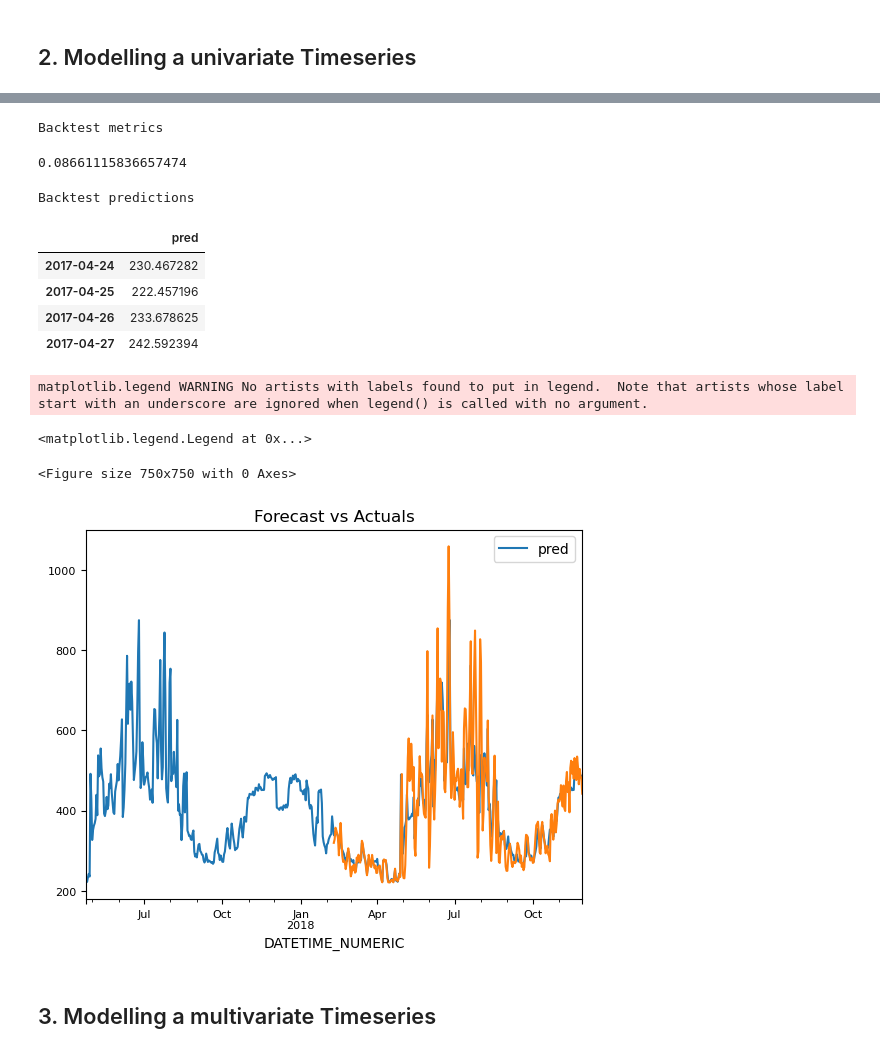
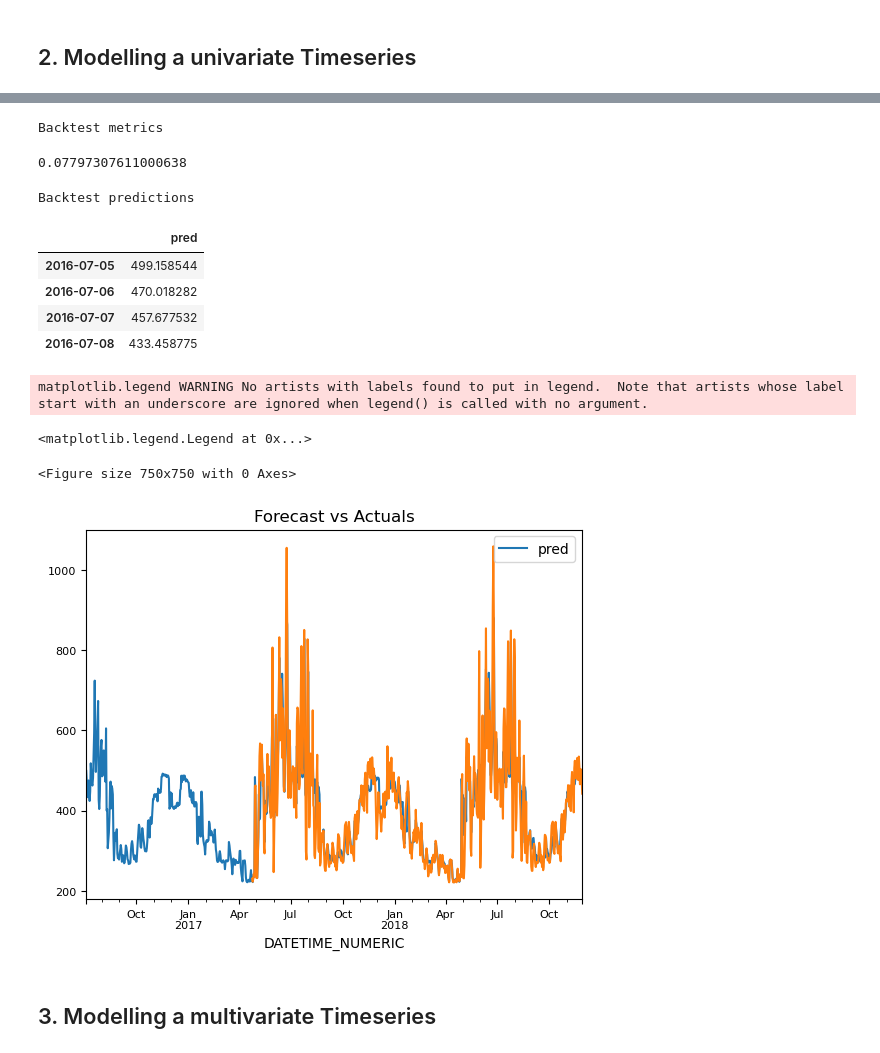
Before and after one commit to i-terzic/predicting-energy-consumption-based-on-weather-data, a Jupyter notebook: Final.ipynb, the cells around one changed output, grey strips where cells are left out. Saved outputs shown, nothing was run; the diff lists cells and outputs as text; code cells hidden in the pictures.

Commit message:
refactor: reduce initial train size for better eval

```diff
--- a/Final.ipynb
+++ b/Final.ipynb
@@ -647,7 +647,7 @@ single_series_mae, predictions_ss = backtesting_forecaster(
                                        y                  = df_elec_data["electricity_demand_values[kw]"],
                                        steps              = 7,
                                        metric             = 'mean_absolute_percentage_error',
-                                       initial_train_size = len(df_elec_train) + len(df_elec_validate),
+                                       initial_train_size = len(df_elec_train),
                                        refit              = False,
                                        fixed_train_size   = False,
                                        verbose            = False,
@@ -660,25 +660,25 @@ print("Backtest predictions")
 predictions_ss.head(4)
 # %% [output]
 Backtest metrics
-0.08661115836657474
+0.07797307611000638
 Backtest predictions
 |  | pred |
-| 2017-04-24 | 230.467282 |
-| 2017-04-25 | 222.457196 |
-| 2017-04-26 | 233.678625 |
-| 2017-04-27 | 242.592394 |
+| 2016-07-05 | 499.158544 |
+| 2016-07-06 | 470.018282 |
+| 2016-07-07 | 457.677532 |
+| 2016-07-08 | 433.458775 |
 # %%
 # plotting forecast vs actuals
 fig = plt.figure(dpi=150, figsize=(5,5))
 predictions_ss.plot(label="Forecasted")
-df_elec_test["electricity_demand_values[kw]"][-len(df_elec_validate):].plot(label="Actual", fontsize=8)
+df_elec_test["electricity_demand_values[kw]"].plot(label="Actual", fontsize=8)
 plt.title("Forecast vs Actuals", fontsize=12)
 fig.legend(loc='upper left', fontsize=8)
 # %% [output]
 matplotlib.legend WARNING No artists with labels found to put in legend.  Note that artists whose label start with an underscore are ignored when legend() is called with no argument.
 <matplotlib.legend.Legend at 0x...>
 <Figure size 750x750 with 0 Axes>
-[figure, old version]
+[figure, new version]
 # %% [markdown]
 ## 3. Modelling a multivariate Timeseries
 # %%
```
Also changed, not shown: parts of 5 cells of this notebook.
